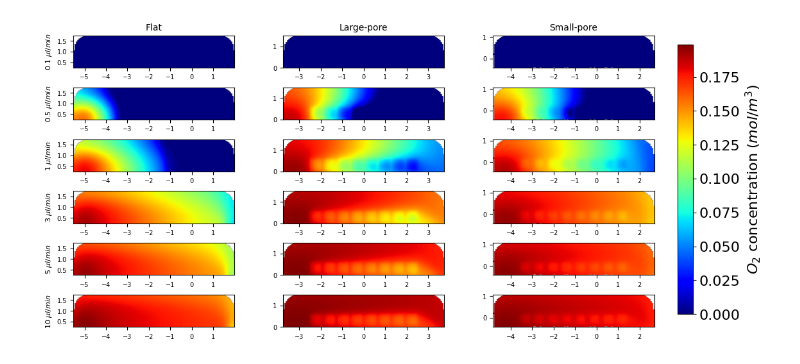
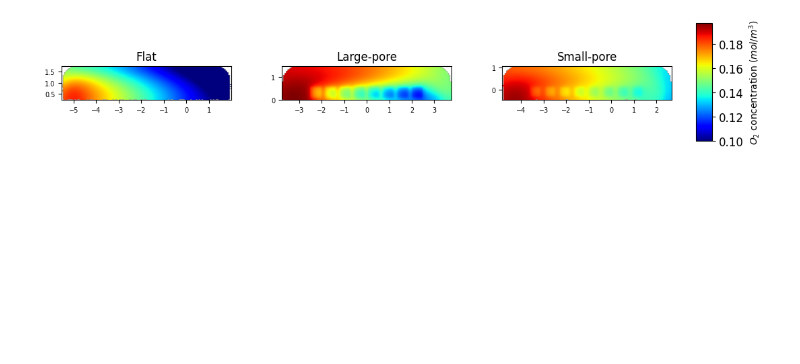
Before and after one commit to GuangchenW/bioreactor-optimization, a Jupyter notebook: visualize.ipynb, the cells around one changed output. Cells and saved outputs as stored; diff of their text form; code cells hidden in the pictures; blank space fills up the shorter version.

Commit message:
Updated visualization and plot labels

```diff
--- a/visualize.ipynb
+++ b/visualize.ipynb
@@ -37,7 +37,9 @@ directory = "data/samples" # Change directory here
 conditions = ["Flat", "Large-pore", "Small-pore"]
 initial = [0.1, 0.5, 1, 3, 5, 10]
 added = [3.3723, 2.6064, 2.6683, 2.5395]
+optimal = [2.6683]
 collection = {}
+order = optimal
 
 # Collect heatmaps
 for filename in os.listdir(directory):
@@ -46,12 +48,11 @@ for filename in os.listdir(directory):
         condition, x = Path(filepath).stem.split('_')
         condition = mapping[condition.lower()]
         x = float(x)
-        if x in initial:
+        if x in order:
             heatmap = get_heatmap(filepath)
             collection.setdefault(x, {})[condition] = heatmap
 # %%
 # Build grid: rows = x values (order), cols = conditions
-order = initial
 # Determine global value range for shared colorbar
 all_values = [
     collection[x][cond][:, 3]
@@ -59,15 +60,16 @@ all_values = [
     if x in collection and cond in collection[x]
 ]
 vmin = min(v.min() for v in all_values)
+vmin = 0.1
 vmax = max(v.max() for v in all_values)
 
 GRID_RES = 120  # adjust for resolution vs. speed tradeoff
-matplotlib.rcParams.update({'font.size': 16})
-fig, axes = plt.subplots(len(order), 3, figsize=(12, 6))
+matplotlib.rcParams.update({'font.size': 12})
+fig, axes = plt.subplots(len(order), 3, figsize=(12, 2.5))
 
 for row_idx, x in enumerate(order):
     for col_idx, cond in enumerate(conditions):
-        ax = axes[row_idx, col_idx]
+        ax = axes[row_idx, col_idx] if len(order) > 1 else axes[col_idx]
 
         if x not in collection or cond not in collection[x]:
             ax.set_visible(False)
@@ -78,34 +80,35 @@ for row_idx, x in enumerate(order):
 
         xi = np.linspace(xs.min(), xs.max(), GRID_RES)
         yi = np.linspace(ys.min(), ys.max(), GRID_RES)
         xi, yi = np.meshgrid(xi, yi)
 
         grid = griddata((xs, ys), vals, (xi, yi), method="linear")
 
         ax.imshow(
             grid,
             aspect="auto",
             origin="lower",
             vmin=vmin,
             vmax=vmax,
             cmap="jet",
             extent=[xs.min(), xs.max(), ys.min(), ys.max()],
         )
 
         if row_idx == 0:
-            ax.set_title(cond, fontsize=10)
+            ax.set_title(cond, fontsize=12)
         if col_idx == 0:
-            ax.set_ylabel(f"{x} $\\mu l/min$", fontsize=8)
+            #ax.set_ylabel(f"{x} $\\mu l/min$", fontsize=8)
+            pass
         ax.tick_params(labelsize=7)
         ax.set_aspect(1.0)
 
 fig.subplots_adjust(right=0.88, hspace=0.4, wspace=0.3)
 cbar_ax = fig.add_axes([0.91, 0.15, 0.02, 0.7])
 sm = plt.cm.ScalarMappable(cmap="jet", norm=mcolors.Normalize(vmin=vmin, vmax=vmax))
 sm.set_array([])
-fig.colorbar(sm, cax=cbar_ax, label="$O_2$ concentration ($mol/m^3$)")
+fig.colorbar(sm, cax=cbar_ax).set_label(label="$O_2$ concentration ($mol/m^3$)", size=10)
 
 plt.savefig("heatmaps.png", dpi=150, bbox_inches="tight")
 plt.show()
 # %% [output]
-[figure, old version]
+[figure, new version]
```
Also changed, not shown: 1 other file.
